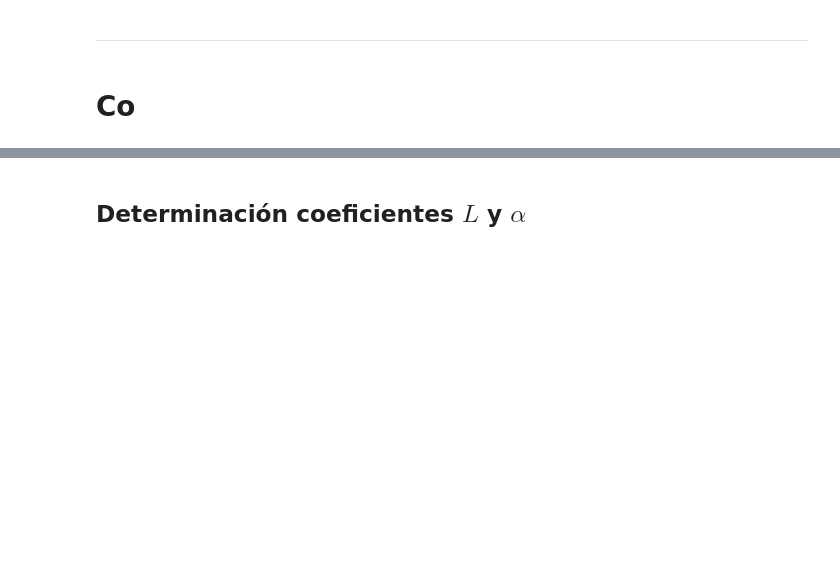
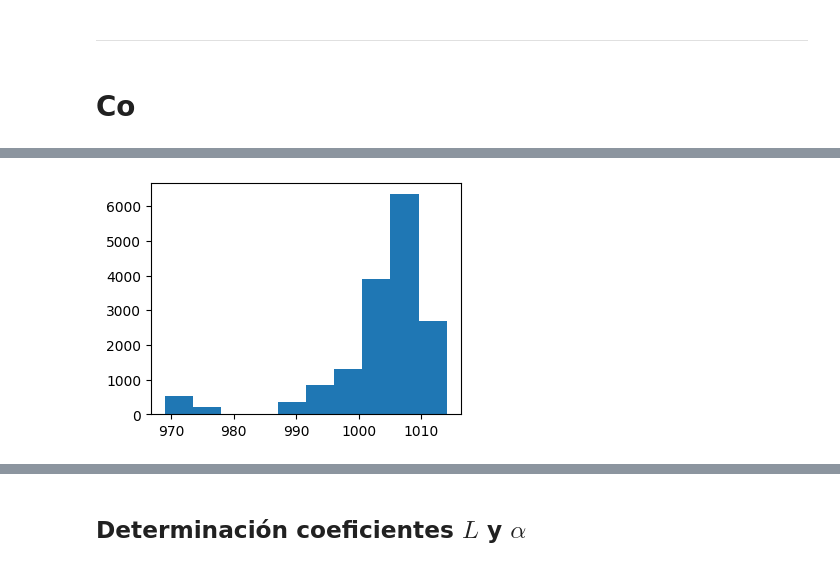
Before and after one commit to sagomeza1/pinns, a Jupyter notebook: cuadernos/exploracion.ipynb, the cells around one changed output, grey strips where cells are left out. Saved outputs shown, nothing was run; the diff lists cells and outputs as text; code cells hidden in the pictures; blank space fills up the shorter version.

```diff
--- a/cuadernos/exploracion.ipynb
+++ b/cuadernos/exploracion.ipynb
@@ -317,3 +329,9 @@ ws_data.tail()
+# %%
+plt.subplots(figsize=(4, 3))
+plt.hist(ws_data["presion"])
+plt.show()
+# %% [output]
+[figure, added]
 # %%
 def filtrar_df(df: pd.DataFrame, col: str) -> pd.DataFrame:
     q25 = np.nanquantile(df[col].values, 0.25)
```
Also changed, not shown: parts of 19 cells of this notebook, 4 other files.
